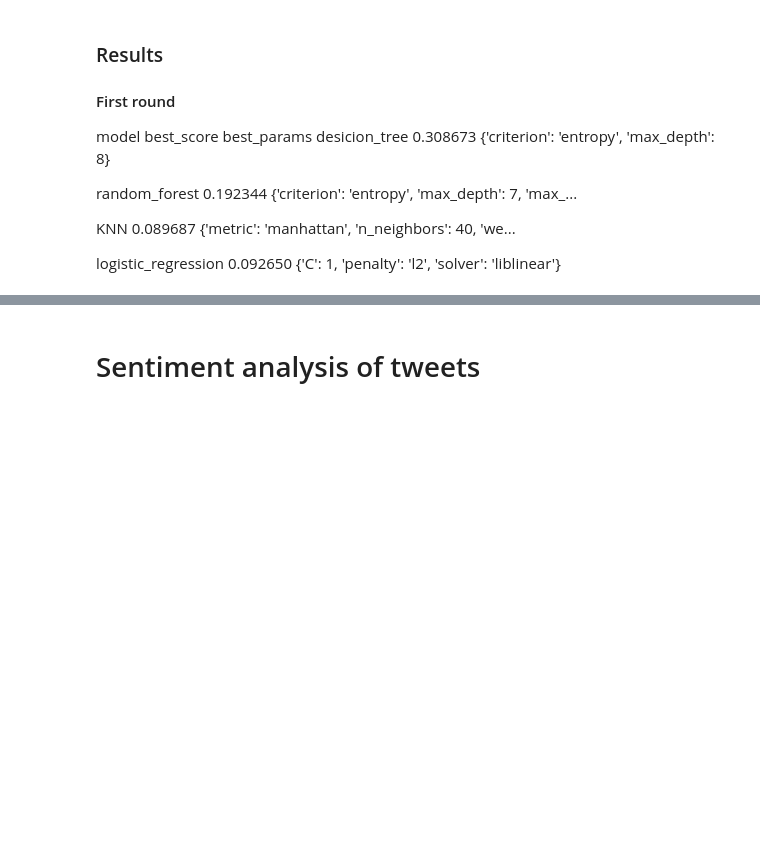
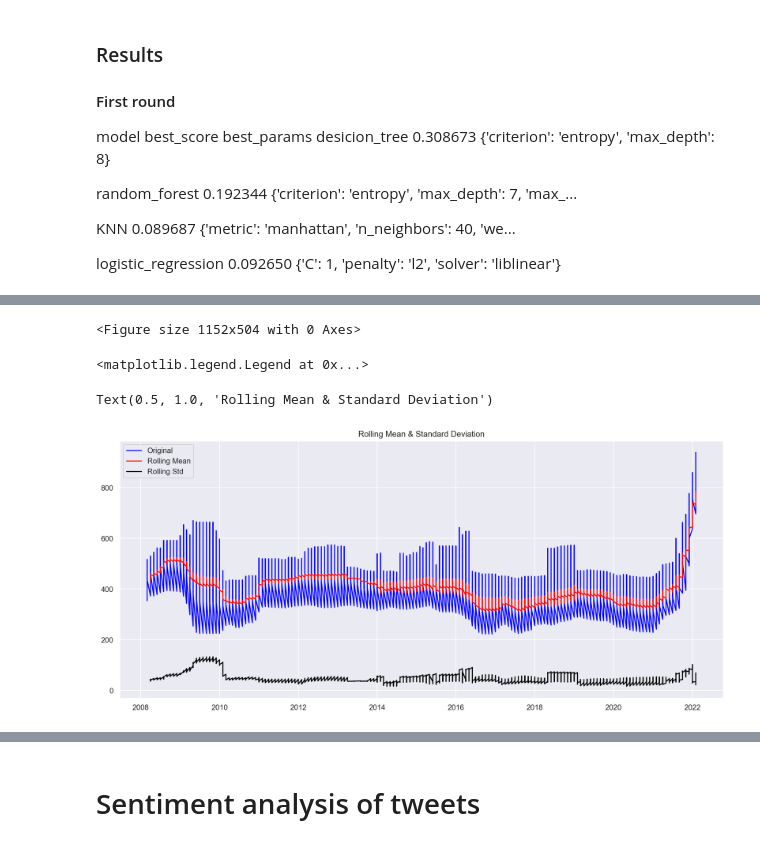
Before and after one commit to RitRa/Msc_CA2, a Jupyter notebook: notebooks/CA2_models.ipynb, the cells around one changed output, grey strips where cells are left out. Cells and saved outputs as stored; diff of their text form; code cells hidden in the pictures; blank space fills up the shorter version.

```diff
--- a/notebooks/CA2_models.ipynb
+++ b/notebooks/CA2_models.ipynb
@@ -260,0 +341,20 @@ logistic_regression	0.092650	{'C': 1, 'penalty': 'l2', 'solver': 'liblinear'}
+# %%
+#Determing rolling statistics
+rolLmean = df_oneyear['value'].rolling(12).mean()
+rolLstd = df_oneyear['value'].rolling(12).std()
+
+plt.figure(figsize=(16,7))
+fig = plt.figure(1)
+
+#Plot rolling statistics:
+orig = plt.plot(df_oneyear['value'], color='blue',label='Original')
+mean = plt.plot(rolLmean, color='red', label='Rolling Mean')
+std = plt.plot(rolLstd, color='black', label = 'Rolling Std')
+plt.legend(loc='best')
+plt.title('Rolling Mean & Standard Deviation')
+plt.show(block=False)
+# %% [output]
+<Figure size 1152x504 with 0 Axes>
+<matplotlib.legend.Legend at 0x...>
+Text(0.5, 1.0, 'Rolling Mean & Standard Deviation')
+[figure, added]
```
Also changed, not shown: parts of 24 cells of this notebook, 1 other file.
